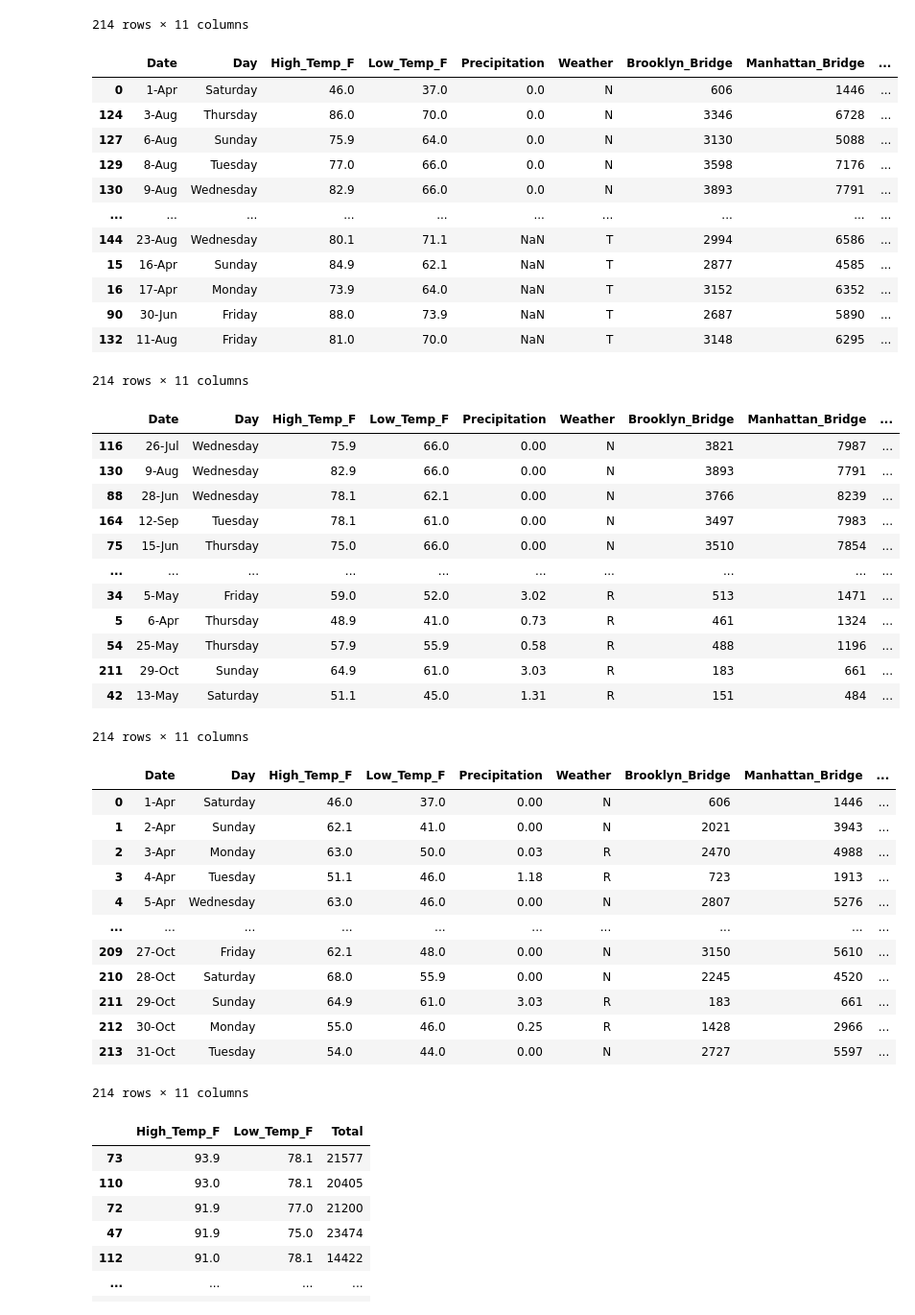
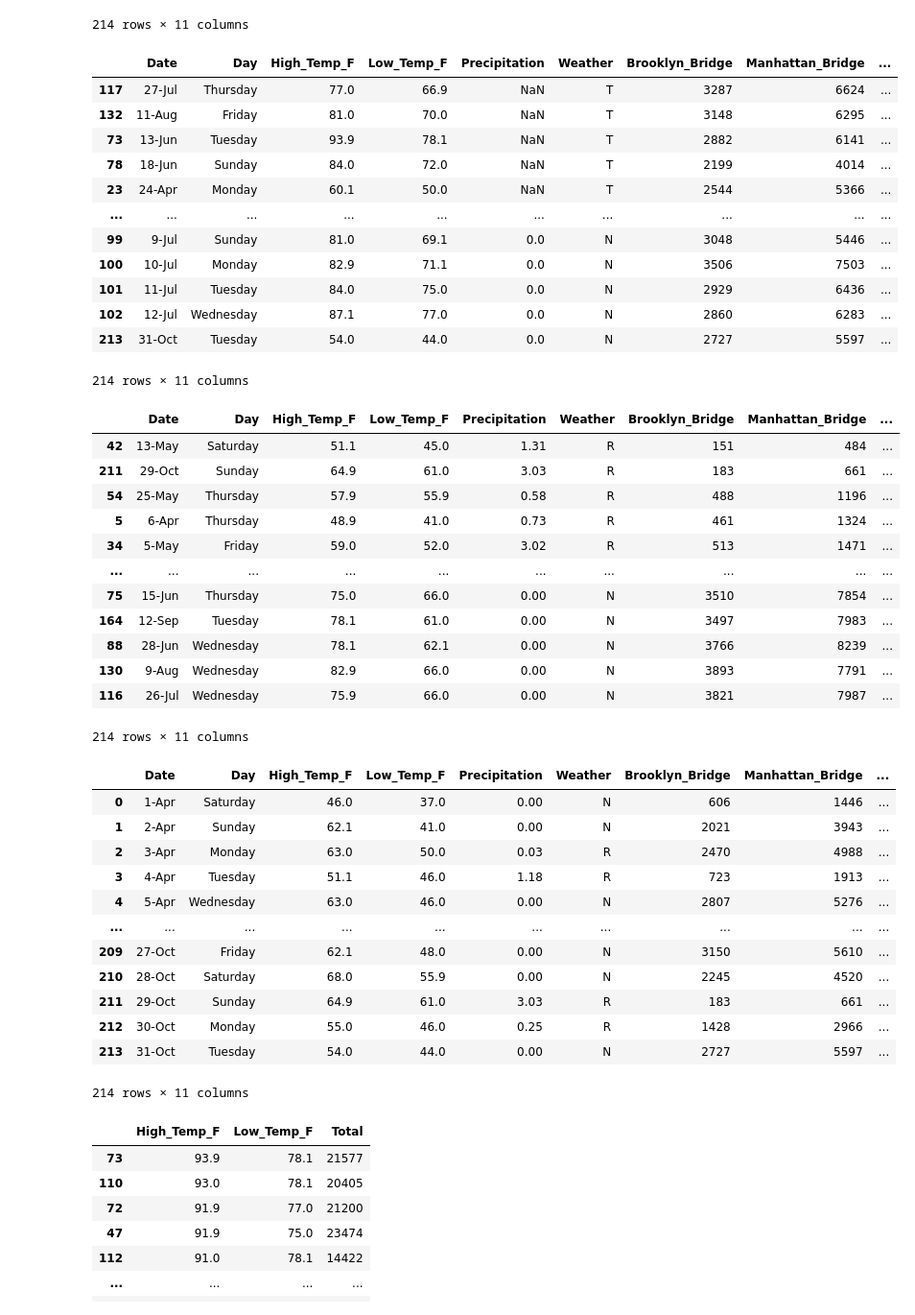
Before and after one commit to SBU-r/CIV555-Fall24, a Jupyter notebook: Review/Data_Understanding_Description_Summary.ipynb, the cells around one changed output. Shown at 96% size. Cells and saved outputs as stored; diff of their text form; code cells hidden in the pictures.

```diff
--- a/Review/Data_Understanding_Description_Summary.ipynb
+++ b/Review/Data_Understanding_Description_Summary.ipynb
@@ -311,44 +314,44 @@ NY_bicycle.sort_values(by='Total',
 # ascending=False returns the sorting result in the reverse alphabetical order
 
 NY_bicycle.sort_values(by='Weather',
-                       ascending=True
+                       ascending=False
                       )
 # %% [output]
 |  | Date | Day | High_Temp_F | Low_Temp_F | Precipitation | Weather | Brooklyn_Bridge | Manhattan_Bridge | ... |
-| 0 | 1-Apr | Saturday | 46.0 | 37.0 | 0.0 | N | 606 | 1446 | ... |
-| 124 | 3-Aug | Thursday | 86.0 | 70.0 | 0.0 | N | 3346 | 6728 | ... |
-| 127 | 6-Aug | Sunday | 75.9 | 64.0 | 0.0 | N | 3130 | 5088 | ... |
-| 129 | 8-Aug | Tuesday | 77.0 | 66.0 | 0.0 | N | 3598 | 7176 | ... |
-| 130 | 9-Aug | Wednesday | 82.9 | 66.0 | 0.0 | N | 3893 | 7791 | ... |
+| 117 | 27-Jul | Thursday | 77.0 | 66.9 | NaN | T | 3287 | 6624 | ... |
+| 132 | 11-Aug | Friday | 81.0 | 70.0 | NaN | T | 3148 | 6295 | ... |
+| 73 | 13-Jun | Tuesday | 93.9 | 78.1 | NaN | T | 2882 | 6141 | ... |
+| 78 | 18-Jun | Sunday | 84.0 | 72.0 | NaN | T | 2199 | 4014 | ... |
+| 23 | 24-Apr | Monday | 60.1 | 50.0 | NaN | T | 2544 | 5366 | ... |
 | ... | ... | ... | ... | ... | ... | ... | ... | ... | ... |
-| 144 | 23-Aug | Wednesday | 80.1 | 71.1 | NaN | T | 2994 | 6586 | ... |
-| 15 | 16-Apr | Sunday | 84.9 | 62.1 | NaN | T | 2877 | 4585 | ... |
-| 16 | 17-Apr | Monday | 73.9 | 64.0 | NaN | T | 3152 | 6352 | ... |
-| 90 | 30-Jun | Friday | 88.0 | 73.9 | NaN | T | 2687 | 5890 | ... |
-| 132 | 11-Aug | Friday | 81.0 | 70.0 | NaN | T | 3148 | 6295 | ... |
+| 99 | 9-Jul | Sunday | 81.0 | 69.1 | 0.0 | N | 3048 | 5446 | ... |
+| 100 | 10-Jul | Monday | 82.9 | 71.1 | 0.0 | N | 3506 | 7503 | ... |
+| 101 | 11-Jul | Tuesday | 84.0 | 75.0 | 0.0 | N | 2929 | 6436 | ... |
+| 102 | 12-Jul | Wednesday | 87.1 | 77.0 | 0.0 | N | 2860 | 6283 | ... |
+| 213 | 31-Oct | Tuesday | 54.0 | 44.0 | 0.0 | N | 2727 | 5597 | ... |
 214 rows × 11 columns
 # %%
 # sort by total
 
 out1 = NY_bicycle.sort_values(by='Total',
                               na_position='first',
-                              ascending=False)
+                              ascending=True)
 out1
 
 out1.sort_index()
 # %% [output]
 |  | Date | Day | High_Temp_F | Low_Temp_F | Precipitation | Weather | Brooklyn_Bridge | Manhattan_Bridge | ... |
+| 42 | 13-May | Saturday | 51.1 | 45.0 | 1.31 | R | 151 | 484 | ... |
+| 211 | 29-Oct | Sunday | 64.9 | 61.0 | 3.03 | R | 183 | 661 | ... |
+| 54 | 25-May | Thursday | 57.9 | 55.9 | 0.58 | R | 488 | 1196 | ... |
+| 5 | 6-Apr | Thursday | 48.9 | 41.0 | 0.73 | R | 461 | 1324 | ... |
+| 34 | 5-May | Friday | 59.0 | 52.0 | 3.02 | R | 513 | 1471 | ... |
+| ... | ... | ... | ... | ... | ... | ... | ... | ... | ... |
+| 75 | 15-Jun | Thursday | 75.0 | 66.0 | 0.00 | N | 3510 | 7854 | ... |
+| 164 | 12-Sep | Tuesday | 78.1 | 61.0 | 0.00 | N | 3497 | 7983 | ... |
+| 88 | 28-Jun | Wednesday | 78.1 | 62.1 | 0.00 | N | 3766 | 8239 | ... |
+| 130 | 9-Aug | Wednesday | 82.9 | 66.0 | 0.00 | N | 3893 | 7791 | ... |
 | 116 | 26-Jul | Wednesday | 75.9 | 66.0 | 0.00 | N | 3821 | 7987 | ... |
-| 130 | 9-Aug | Wednesday | 82.9 | 66.0 | 0.00 | N | 3893 | 7791 | ... |
-| 88 | 28-Jun | Wednesday | 78.1 | 62.1 | 0.00 | N | 3766 | 8239 | ... |
-| 164 | 12-Sep | Tuesday | 78.1 | 61.0 | 0.00 | N | 3497 | 7983 | ... |
-| 75 | 15-Jun | Thursday | 75.0 | 66.0 | 0.00 | N | 3510 | 7854 | ... |
-| ... | ... | ... | ... | ... | ... | ... | ... | ... | ... |
-| 34 | 5-May | Friday | 59.0 | 52.0 | 3.02 | R | 513 | 1471 | ... |
-| 5 | 6-Apr | Thursday | 48.9 | 41.0 | 0.73 | R | 461 | 1324 | ... |
-| 54 | 25-May | Thursday | 57.9 | 55.9 | 0.58 | R | 488 | 1196 | ... |
-| 211 | 29-Oct | Sunday | 64.9 | 61.0 | 3.03 | R | 183 | 661 | ... |
-| 42 | 13-May | Saturday | 51.1 | 45.0 | 1.31 | R | 151 | 484 | ... |
 214 rows × 11 columns
 |  | Date | Day | High_Temp_F | Low_Temp_F | Precipitation | Weather | Brooklyn_Bridge | Manhattan_Bridge | ... |
 | 0 | 1-Apr | Saturday | 46.0 | 37.0 | 0.00 | N | 606 | 1446 | ... |
```
Also changed, not shown: parts of 28 cells of this notebook.
